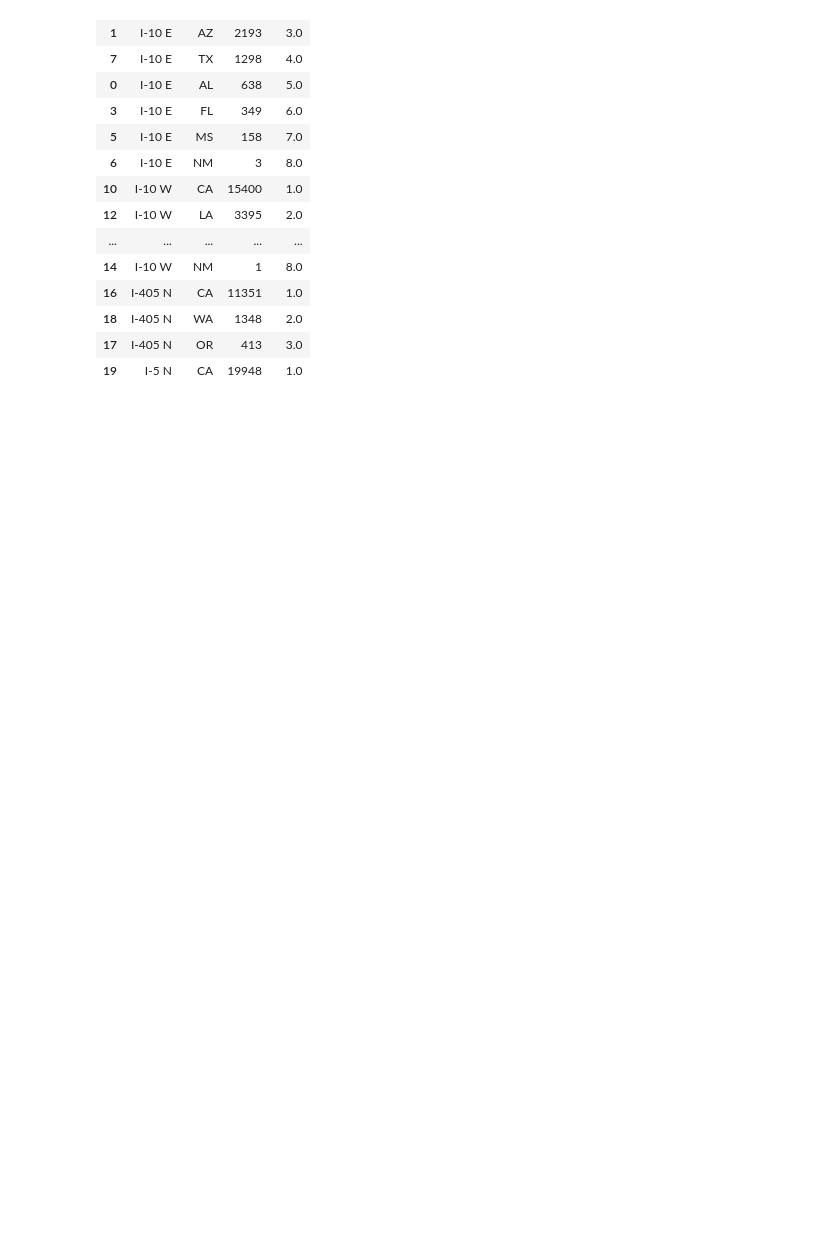
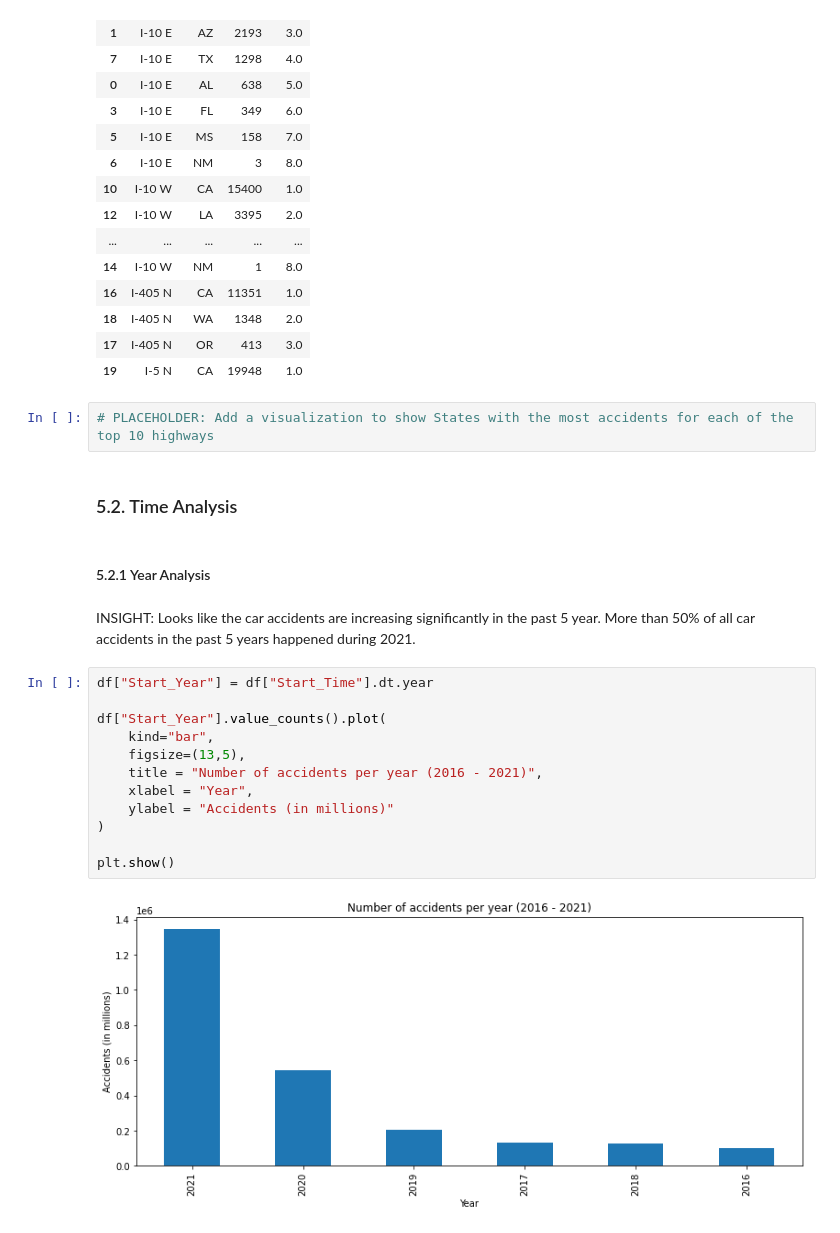
Before and after one commit to lyubol/Exploratory-Data-Analysis, a Jupyter notebook: EDA - US Accidents/US Accidents-checkpoint.ipynb, the cells around one changed output. Drawn from its saved outputs; the diff is of its cells as text; blank space fills up the shorter version.

```diff
--- a/EDA - US Accidents/US Accidents-checkpoint.ipynb
+++ b/EDA - US Accidents/US Accidents-checkpoint.ipynb
@@ -492,3 +498,25 @@ df_top_highways_by_state_ranked.sort_values(["Street", "Rank", "State"]).head(20
 | 18 | I-405 N | WA | 1348 | 2.0 |
 | 17 | I-405 N | OR | 413 | 3.0 |
 | 19 | I-5 N | CA | 19948 | 1.0 |
+# %%
+# PLACEHOLDER: Add a visualization to show States with the most accidents for each of the top 10 highways
+# %% [markdown]
+### 5.2. Time Analysis
+# %% [markdown]
+#### 5.2.1 Year Analysis
+# %% [markdown]
+INSIGHT: Looks like the car accidents are increasing significantly in the past 5 year. More than 50% of all car accidents in the past 5 years happened during 2021.
+# %%
+df["Start_Year"] = df["Start_Time"].dt.year
+
+df["Start_Year"].value_counts().plot(
+    kind="bar",
+    figsize=(13,5),
+    title = "Number of accidents per year (2016 - 2021)",
+    xlabel = "Year",
+    ylabel = "Accidents (in millions)"
+)
+
+plt.show()
+# %% [output]
+[figure, added]
```
Also changed, not shown: parts of 21 cells of this notebook.
